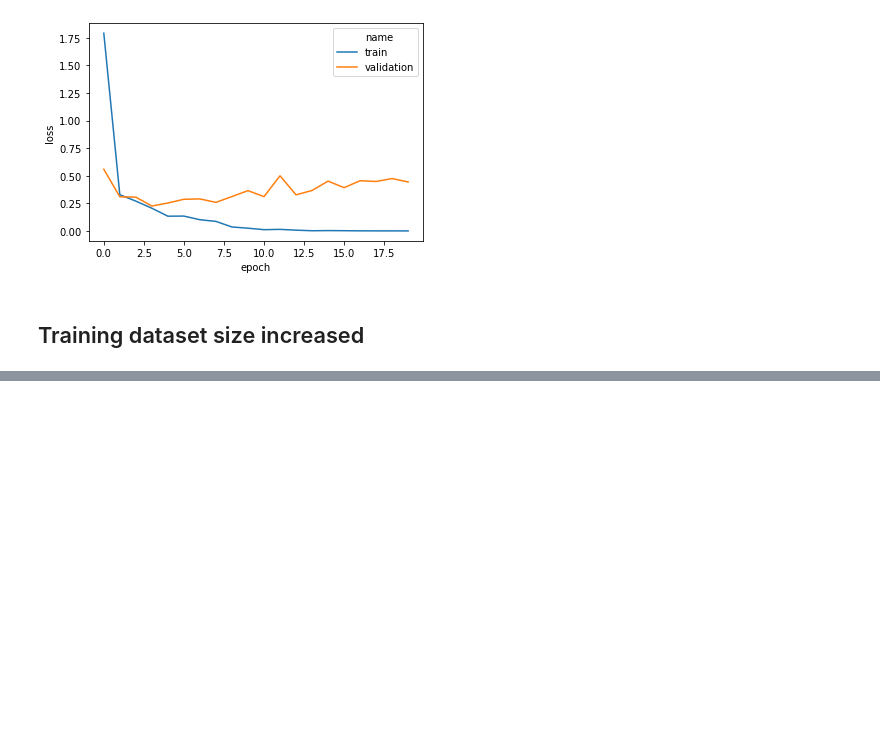
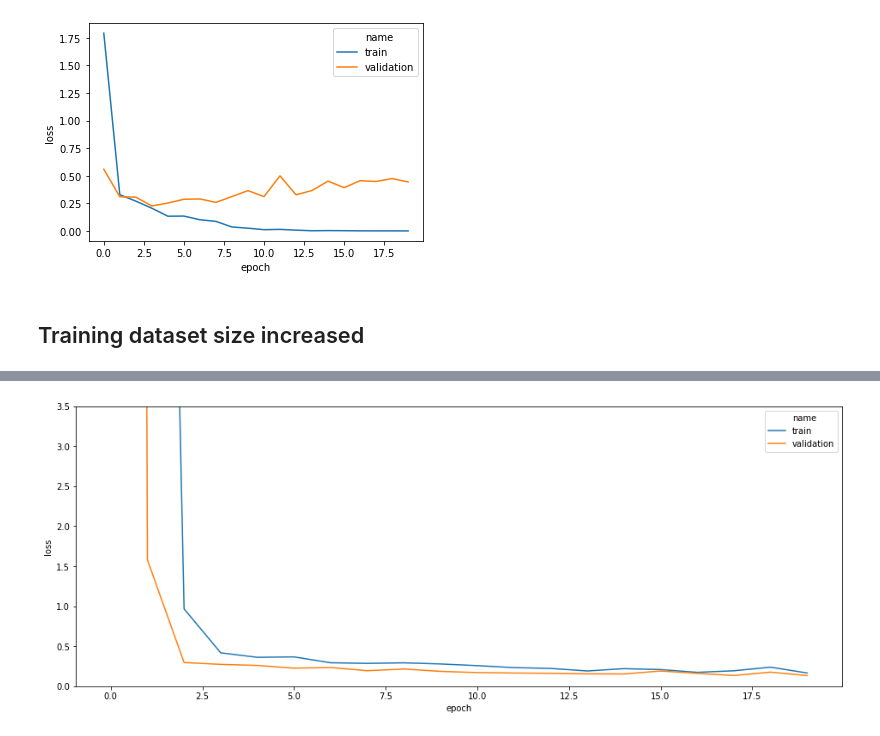
Before and after one commit to bitjockey42/ikapati-research, a Jupyter notebook: notebooks/4.1-agj-evaluate-Corn.ipynb, the cells around one changed output, grey strips where cells are left out. Cells and saved outputs as stored; diff of their text form; code cells hidden in the pictures; blank space fills up the shorter version.

Commit message:
Test the model again
Former-commit-id: ea6c293043cadc043c83c85fabf801ad5961f1ae

```diff
--- a/notebooks/4.1-agj-evaluate-Corn.ipynb
+++ b/notebooks/4.1-agj-evaluate-Corn.ipynb
@@ -182,0 +185,7 @@ accuracy_plot = visualize.learning_curves("accuracy", metrics_df)
+# %%
+# test
+model_file_path = "/mnt/encrypted_sdb1/home/aj/Projects/ikapati/models/e85c77d0-4dbd-4b68-9a17-bbf0b9b53260/2020-01-27__01_0704/final.h5"
+metadata_file_path = "/mnt/encrypted_sdb1/home/aj/Projects/ikapati/models/e85c77d0-4dbd-4b68-9a17-bbf0b9b53260/2020-01-27__01_0704/metadata.json"
+
+model = tf.keras.models.load_model(model_file_path)
+model_metadata = io.read_metadata(metadata_file_path)
@@ -182,0 +212,8 @@ accuracy_plot = visualize.learning_curves("accuracy", metrics_df)
+# %%
+metrics_df = visualize.create_metrics_dataframe(model_metadata["history"])
+# %%
+plt.figure(figsize=(16, 6))
+plt.ylim(0, 3.5)
+loss_plot = visualize.learning_curves("loss", metrics_df)
+# %% [output]
+[figure, added]
```
Also changed, not shown: parts of 13 cells of this notebook, 1 other file.
